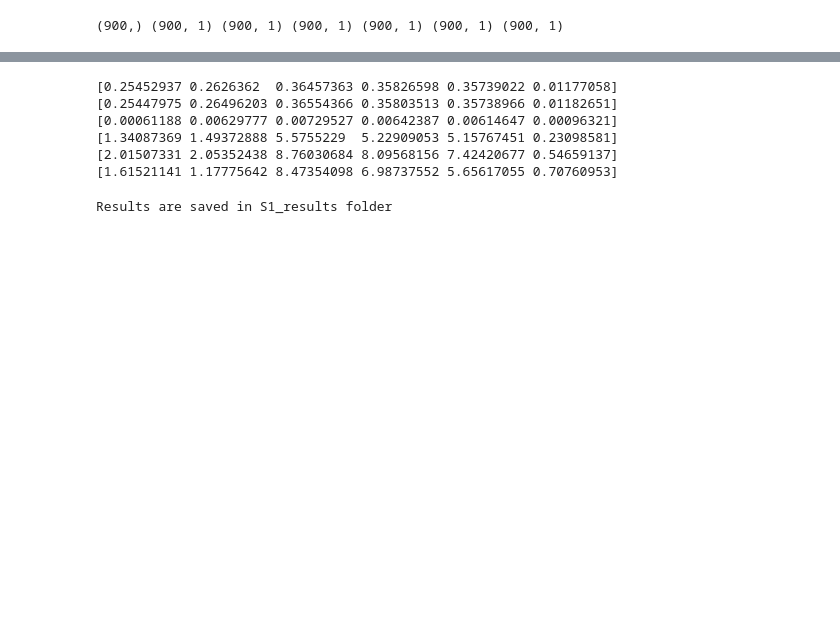
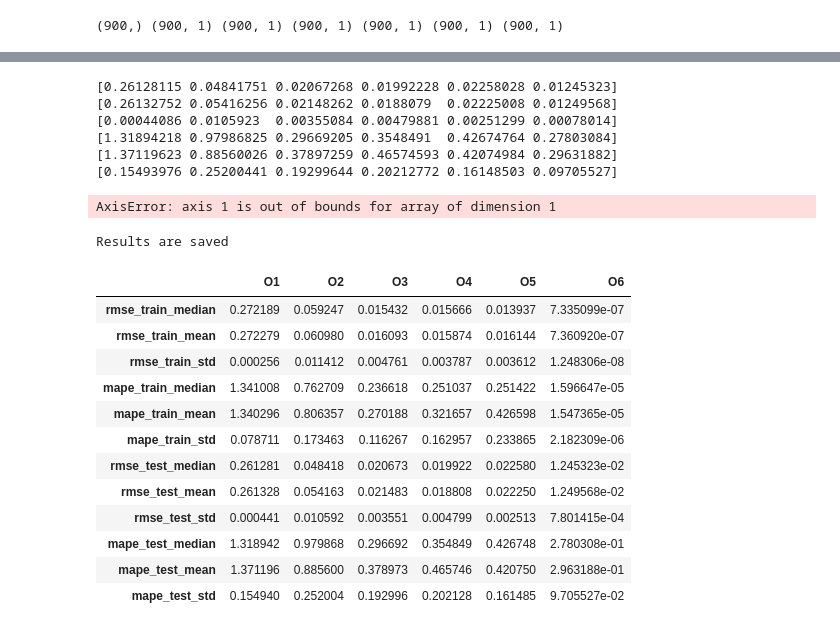
Before and after one commit to gystat/Deepkriging_self, a Jupyter notebook: my_code_2D.ipynb, the cells around one changed output, grey strips where cells are left out. Drawn from its saved outputs; the diff is of its cells as text; code cells hidden in the pictures; blank space fills up the shorter version.

```diff
--- a/my_code_2D.ipynb
+++ b/my_code_2D.ipynb
@@ -228,22 +227,6 @@ for res in range(len(num_basis_2D)):
             else:
                 phi_2DT[j,i + K_2DT] = 0
     K_2DT = K_2DT + num_basis_2D[res]
-
-## uniform kernel
-K_2DU = 0 ## basis size
-phi_2DU = np.zeros((N, sum(num_basis_2D)))
-for res in range(len(num_basis_2D)):
-    theta = 1/np.sqrt(num_basis_2D[res])
-    knots_s1, knots_s2 = np.meshgrid(knots_1D[res],knots_1D[res])
-    knots = np.column_stack((knots_s1.flatten(),knots_s2.flatten()))
-    for i in range(num_basis_2D[res]):
-        d = np.linalg.norm(s-knots[i,:],axis=1)/theta
-        for j in range(len(d)):
-            if d[j] >= 0 and d[j] <= 1:
-                phi_2DU[j,i + K_2DU] = 1
-            else:
-                phi_2DU[j,i + K_2DU] = 0
-    K_2DU = K_2DU + num_basis_2D[res]
 # %%
 print(np.mean(phi_2DW[:,0]), np.mean(phi_2DG[:,0]), np.mean(phi_2DT[:,0]))
 # %% [output]
@@ -595,44 +578,58 @@ print(mape(y_true,y0_1),mape(y_true,y0_2),mape(y_true,y0_3),mape(y_true,y0_4),ma
 # %%
-num_of_opt = 5
+num_of_opt = 6
 rmse_train_combine = np.zeros((num_of_opt,M))
 mape_train_combine = np.zeros((num_of_opt,M))
 rmse_test_combine = np.zeros((num_of_opt,M))
 mape_test_combine = np.zeros((num_of_opt,M))
+time_combine = np.zeros((num_of_opt,M))
 # %%
 ## simulate M replicates for comparison of model structures
+import time
 n_epochs = 200
 n_batch = 32
 for i in range(M):
     print("[INFO] training %s-th replicate..." % (i+1))
 
     ##DNN with intercept
+    time_start_1 = time.time()
     model_1.fit(X_train_scaled, y_wn_train[:,i], epochs = n_epochs, batch_size = n_batch, verbose = 0)
+    time_diff_1 = time.time() - time_start_1
     y_dnn_train = model_1.predict(X_scaled[idx_train,:])
     y_dnn_test = model_1.predict(X_scaled[idx_test,:])
 
     ##DNN with intercept and coordinate
+    time_start_2 = time.time()
     model_2.fit(Xs_train_scaled, y_wn_train[:,i], epochs = n_epochs, batch_size = n_batch, verbose = 0)
+    time_diff_2 = time.time() - time_start_2
     y_dnn2_train = model_2.predict(Xs_scaled[idx_train,:])
     y_dnn2_test = model_2.predict(Xs_scaled[idx_test,:])
 
     ##DeepKriging with Wendland kernel
+    time_start_3 = time.time()
     model_3.fit(XRBFW_train_scaled, y_wn_train[:,i], epochs = n_epochs, batch_size = n_batch, verbose = 0)
+    time_diff_3 = time.time() - time_start_3
     y_dkw_train = model_3.predict(XRBFW_scaled[idx_train,:])
     y_dkw_test = model_3.predict(XRBFW_scaled[idx_test,:])
 
     ##DeepKriging with Gaussian kernel
+    time_start_4 = time.time()
     model_4.fit(XRBFG_train_scaled, y_wn_train[:,i], epochs = n_epochs, batch_size = n_batch, verbose = 0)
+    time_diff_4 = time.time() - time_start_4
     y_dkg_train = model_4.predict(XRBFG_scaled[idx_train,:])
     y_dkg_test = model_4.predict(XRBFG_scaled[idx_test,:])
 
     ##DeepKriging with Triangular kernel
+    time_start_5 = time.time()
     model_5.fit(XRBFT_train_scaled, y_wn_train[:,i], epochs = n_epochs, batch_size = n_batch, verbose = 0)
+    time_diff_5 = time.time() - time_start_5
     y_dkt_train = model_5.predict(XRBFT_scaled[idx_train,:])
     y_dkt_test = model_5.predict(XRBFT_scaled[idx_test,:])
 
     ##Kriging with Matern covariance
+    time_start_6 = time.time()
     m = GPy.models.GPRegression(s_train,y_wn_train[:,i:(i+1)], ker)
     m.optimize()
+    time_diff_6 = time.time() - time_start_6
     mu_GP_train,var_GP_train = m.predict(s_train)
     y_gp_train = mu_GP_train
     mu_GP_test,var_GP_test = m.predict(s_test)
@@ -663,6 +660,7 @@ for i in range(M):
                                     mape(y_wn_test[:,i],y_dkg_test[:,0]),\
                                     mape(y_wn_test[:,i],y_dkt_test[:,0]),\
                                     mape(y_wn_test[:,i],y_gp_test[:,0])])
+    time_combine[:i] = np.array([time_diff_1,time_diff_2,time_diff_3,time_diff_4,time_diff_5,time_diff_6])
 
     print(i+1,"th replicate:")
     print(rmse_train_combine[:,i])
@@ -715,12 +713,18 @@ print(np.median(mape_test_combine,axis=1))
 print(np.mean(mape_test_combine,axis=1))
 print(np.std(mape_test_combine,axis=1))
 # %% [output]
-[0.25452937 0.2626362  0.36457363 0.35826598 0.35739022 0.01177058]
-[0.25447975 0.26496203 0.36554366 0.35803513 0.35738966 0.01182651]
-[0.00061188 0.00629777 0.00729527 0.00642387 0.00614647 0.00096321]
-[1.34087369 1.49372888 5.5755229  5.22909053 5.15767451 0.23098581]
-[2.01507331 2.05352438 8.76030684 8.09568156 7.42420677 0.54659137]
-[1.61521141 1.17775642 8.47354098 6.98737552 5.65617055 0.70760953]
+[0.26128115 0.04841751 0.02067268 0.01992228 0.02258028 0.01245323]
+[0.26132752 0.05416256 0.02148262 0.0188079  0.02225008 0.01249568]
+[0.00044086 0.0105923  0.00355084 0.00479881 0.00251299 0.00078014]
+[1.31894218 0.97986825 0.29669205 0.3548491  0.42674764 0.27803084]
+[1.37119623 0.88560026 0.37897259 0.46574593 0.42074984 0.29631882]
+[0.15493976 0.25200441 0.19299644 0.20212772 0.16148503 0.09705527]
+# %%
+print(np.median(time_combine,axis=1))
+print(np.mean(time_combine,axis=1))
+print(np.std(time_combine,axis=1))
+# %% [output]
+AxisError: axis 1 is out of bounds for array of dimension 1
 # %%
 ## make new directory to save the results
 import os
@@ -759,4 +763,20 @@ summary_results = pd.DataFrame(summary_results,columns=col_names,index=row_names
 summary_results.to_csv('summary_results.csv',index=True,header=True)
 print("Results are saved")
 # %% [output]
-Results are saved in S1_results folder
+Results are saved
+# %%
+summary_results
+# %% [output]
+|  | O1 | O2 | O3 | O4 | O5 | O6 |
+| rmse_train_median | 0.272189 | 0.059247 | 0.015432 | 0.015666 | 0.013937 | 7.335099e-07 |
+| rmse_train_mean | 0.272279 | 0.060980 | 0.016093 | 0.015874 | 0.016144 | 7.360920e-07 |
+| rmse_train_std | 0.000256 | 0.011412 | 0.004761 | 0.003787 | 0.003612 | 1.248306e-08 |
+| mape_train_median | 1.341008 | 0.762709 | 0.236618 | 0.251037 | 0.251422 | 1.596647e-05 |
+| mape_train_mean | 1.340296 | 0.806357 | 0.270188 | 0.321657 | 0.426598 | 1.547365e-05 |
+| mape_train_std | 0.078711 | 0.173463 | 0.116267 | 0.162957 | 0.233865 | 2.182309e-06 |
+| rmse_test_median | 0.261281 | 0.048418 | 0.020673 | 0.019922 | 0.022580 | 1.245323e-02 |
+| rmse_test_mean | 0.261328 | 0.054163 | 0.021483 | 0.018808 | 0.022250 | 1.249568e-02 |
+| rmse_test_std | 0.000441 | 0.010592 | 0.003551 | 0.004799 | 0.002513 | 7.801415e-04 |
+| mape_test_median | 1.318942 | 0.979868 | 0.296692 | 0.354849 | 0.426748 | 2.780308e-01 |
+| mape_test_mean | 1.371196 | 0.885600 | 0.378973 | 0.465746 | 0.420750 | 2.963188e-01 |
+| mape_test_std | 0.154940 | 0.252004 | 0.192996 | 0.202128 | 0.161485 | 9.705527e-02 |
```
Also changed, not shown: parts of 8 cells of this notebook, 5 other files.
